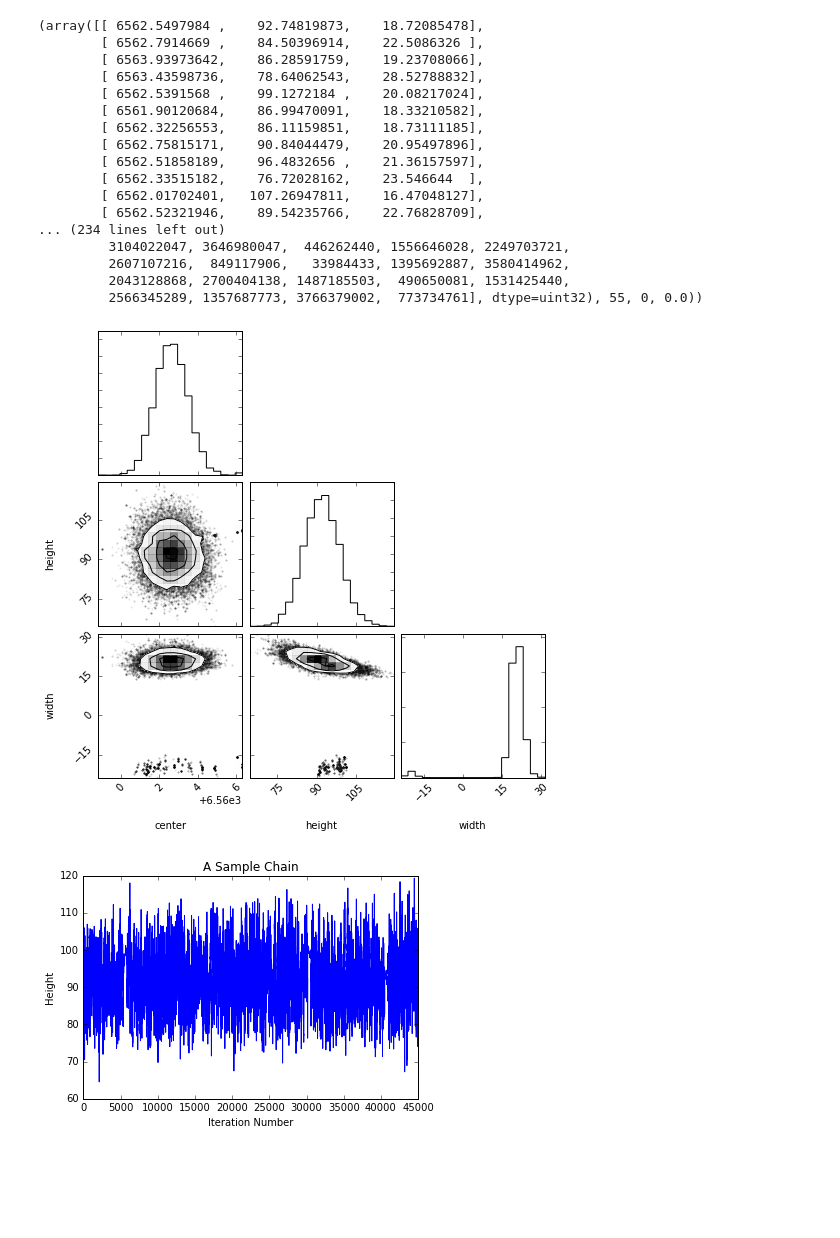
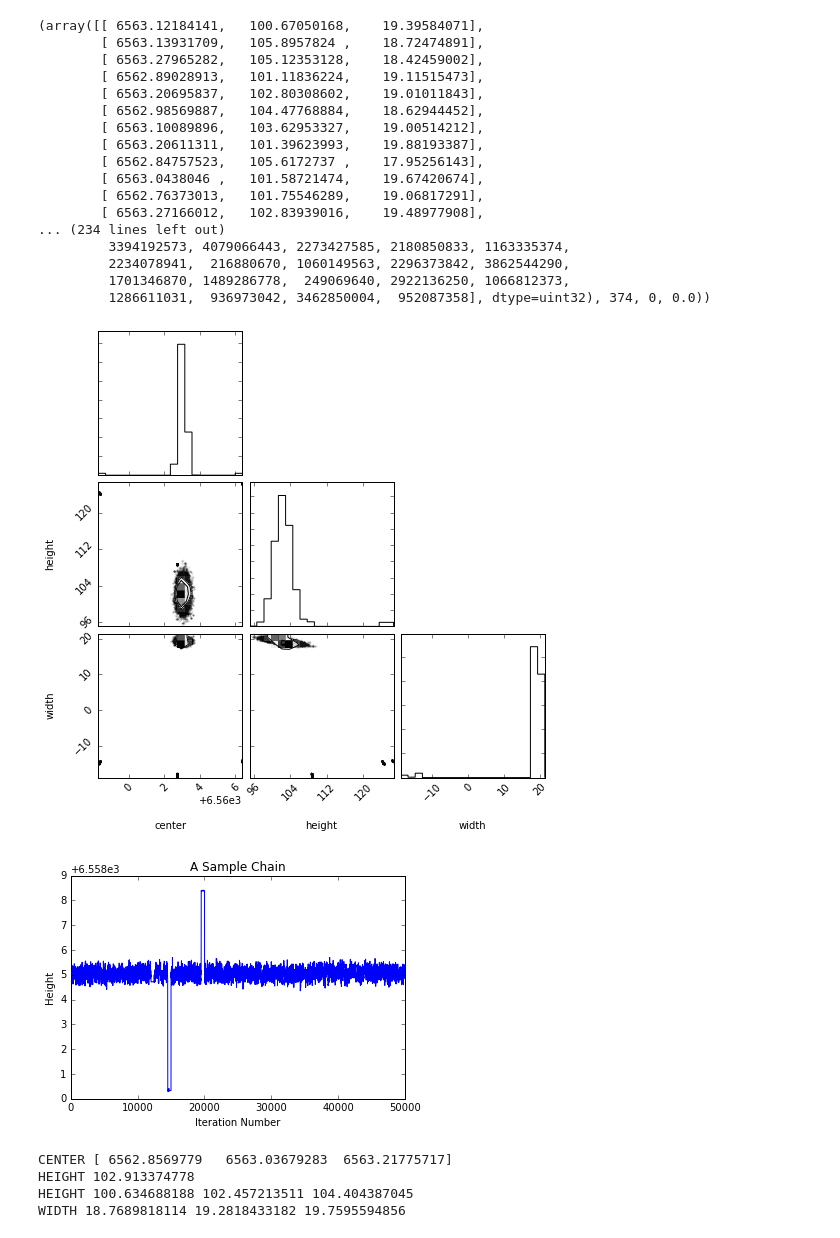
Before and after one commit to Banneker2016/DataAnalysis_Week4, a Jupyter notebook: banneker_data_analysis4_day3.ipynb, the cells around one changed output. Cells and saved outputs as stored; diff of their text form; code cells hidden in the pictures; blank space fills up the shorter version.

```diff
--- a/banneker_data_analysis4_day3.ipynb
+++ b/banneker_data_analysis4_day3.ipynb
@@ -11,7 +11,7 @@ def my_model(lam,center,height,width):
 # %%
 #Set up our fake dataset
 my_lam = np.arange(6400,6700,1)#Angstroms
-NOISE = 20.0
+NOISE = 5.0
 my_data = my_model(my_lam,6563,100,20) + np.random.normal(0, NOISE,len(my_lam))
 my_sigmas = np.zeros(len(my_lam)) + NOISE
 plt.plot(my_lam,my_data)
@@ -30,42 +30,42 @@ def metric_log_likelihood(theta,lam,data,sigmas):
 #Run "emcee"
 ndim, nwalkers = 3, 100
 p0 = [6560,90,5]
-pos = [p0 + 1e-1*np.random.randn(ndim) for i in range(nwalkers)]
+pos = [p0 + np.random.randn(ndim) for i in range(nwalkers)]
 
 sampler = emcee.EnsembleSampler(nwalkers, ndim, metric_log_likelihood, args=(my_lam, my_data, my_sigmas))
-sampler.run_mcmc(pos, 500)
+sampler.run_mcmc(pos, 1000)
 # %% [output]
-(array([[ 6562.5497984 ,    92.74819873,    18.72085478],
-        [ 6562.7914669 ,    84.50396914,    22.5086326 ],
-        [ 6563.93973642,    86.28591759,    19.23708066],
-        [ 6563.43598736,    78.64062543,    28.52788832],
-        [ 6562.5391568 ,    99.1272184 ,    20.08217024],
-        [ 6561.90120684,    86.99470091,    18.33210582],
-        [ 6562.32256553,    86.11159851,    18.73111185],
-        [ 6562.75815171,    90.84044479,    20.95497896],
-        [ 6562.51858189,    96.4832656 ,    21.36157597],
-        [ 6562.33515182,    76.72028162,    23.546644  ],
-        [ 6562.01702401,   107.26947811,    16.47048127],
-        [ 6562.52321946,    89.54235766,    22.76828709],
+(array([[ 6563.12184141,   100.67050168,    19.39584071],
+        [ 6563.13931709,   105.8957824 ,    18.72474891],
+        [ 6563.27965282,   105.12353128,    18.42459002],
+        [ 6562.89028913,   101.11836224,    19.11515473],
+        [ 6563.20695837,   102.80308602,    19.01011843],
+        [ 6562.98569887,   104.47768884,    18.62944452],
+        [ 6563.10089896,   103.62953327,    19.00514212],
+        [ 6563.20611311,   101.39623993,    19.88193387],
+        [ 6562.84757523,   105.6172737 ,    17.95256143],
+        [ 6563.0438046 ,   101.58721474,    19.67420674],
+        [ 6562.76373013,   101.75546289,    19.06817291],
+        [ 6563.27166012,   102.83939016,    19.48977908],
 ... (234 lines left out)
-         3104022047, 3646980047,  446262440, 1556646028, 2249703721,
-         2607107216,  849117906,   33984433, 1395692887, 3580414962,
-         2043128868, 2700404138, 1487185503,  490650081, 1531425440,
-         2566345289, 1357687773, 3766379002,  773734761], dtype=uint32), 55, 0, 0.0))
+         3394192573, 4079066443, 2273427585, 2180850833, 1163335374,
+         2234078941,  216880670, 1060149563, 2296373842, 3862544290,
+         1701346870, 1489286778,  249069640, 2922136250, 1066812373,
+         1286611031,  936973042, 3462850004,  952087358], dtype=uint32), 374, 0, 0.0))
 # %%
-samples = sampler.chain[:, 50:, :].reshape((-1, ndim))
+samples = sampler.chain[:, 500:, :].reshape((-1, ndim))
 import corner
 corner.corner(samples, labels=["center", "height", "width"])
 plt.show()
 # %% [output]
-[figure, old version]
+[figure, new version]
 # %%
-plt.plot(samples[:,1])
+plt.plot(samples[:,0])
 plt.xlabel('Iteration Number')
 plt.ylabel('Height')
 plt.title('A Sample Chain')
 plt.show()
 
 #Plot the other Chains
 # %% [output]
-[figure, old version]
+[figure, new version]
@@ -73,0 +72,10 @@ plt.show()
+# %%
+#Chatting about Percentiles
+print "CENTER",np.percentile(samples[:,0],[16,50,84])
+print "HEIGHT",np.percentile(samples[:,1],16),np.percentile(samples[:,1],50),np.percentile(samples[:,1],84)
+print "WIDTH",np.percentile(samples[:,2],16),np.percentile(samples[:,2],50),np.percentile(samples[:,2],84)
+# %% [output]
+CENTER [ 6562.8569779   6563.03679283  6563.21775717]
+HEIGHT 102.913374778
+HEIGHT 100.634688188 102.457213511 104.404387045
+WIDTH 18.7689818114 19.2818433182 19.7595594856
```
Also changed, not shown: parts of 2 cells of this notebook, 2 other files.
